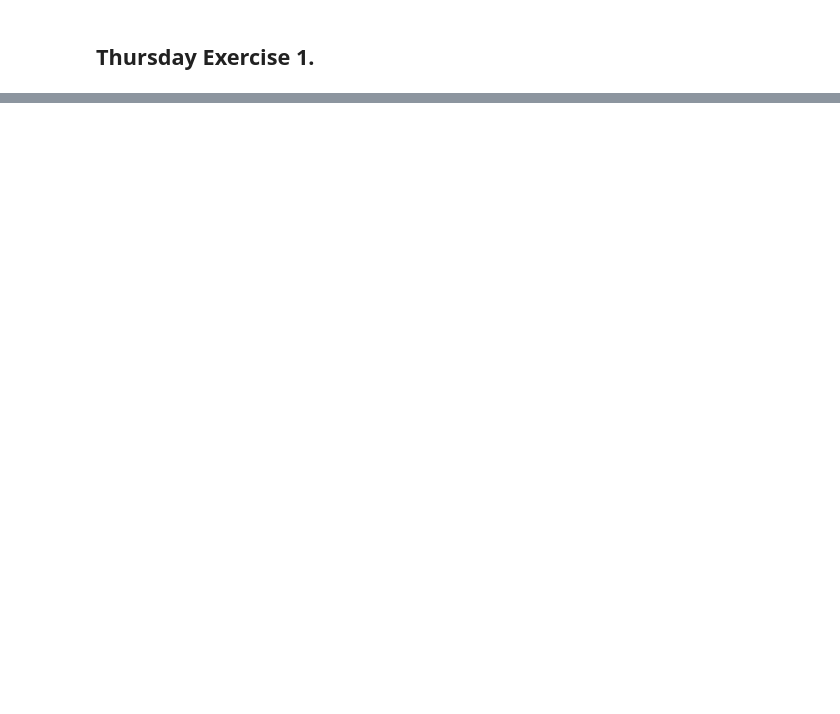
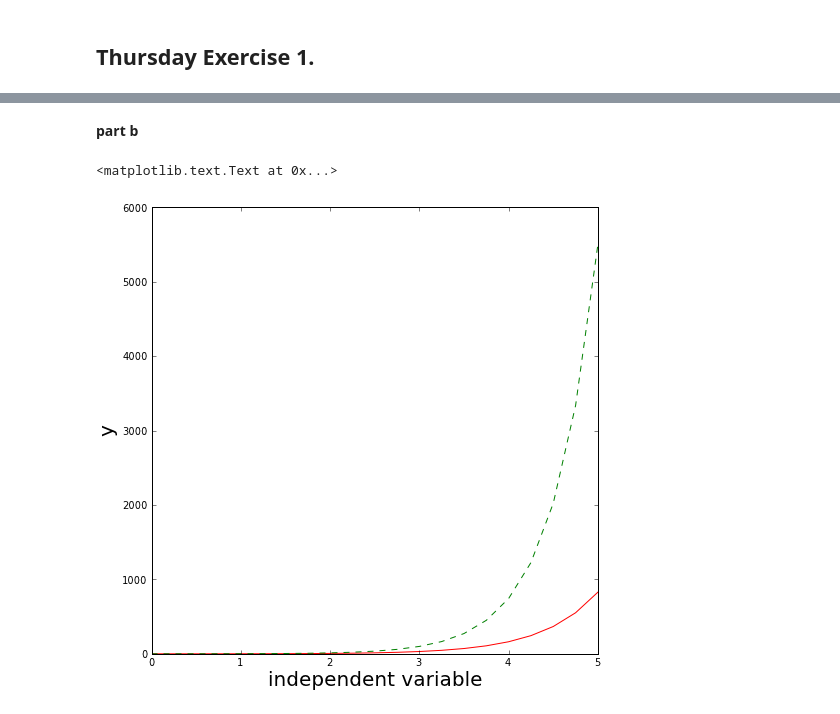
Before and after one commit to kbouch/PHYS202-S13, a Jupyter notebook: Week7/ODE-Ex6.ipynb, the cells around one changed output, grey strips where cells are left out. Cells and saved outputs as stored; diff of their text form; code cells hidden in the pictures; blank space fills up the shorter version.

```diff
--- a/Week7/ODE-Ex6.ipynb
+++ b/Week7/ODE-Ex6.ipynb
@@ -84,0 +163,18 @@ show()
+# %% [markdown]
+__part b__
+# %%
+y_exact = lambda x: 0.25*np.exp(2*x) - (0.5*x) -0.25
+
+
+fig1 = gcf()
+fig1 = figure(figsize=(8.0,8.0))
+ax1 = gca()
+
+ax1.plot(x1,sol_plain_euler_1[:,0],'r-',label='approx y, x step is 0.25')
+ax1.plot(x1,y_exact(x1),'g--',label='exact y')
+
+xlabel('independent variable', fontsize=20)
+ylabel('y',fontsize=20)
+# %% [output]
+<matplotlib.text.Text at 0x...>
+[figure, added]
```
Also changed, not shown: parts of 11 cells of this notebook.
